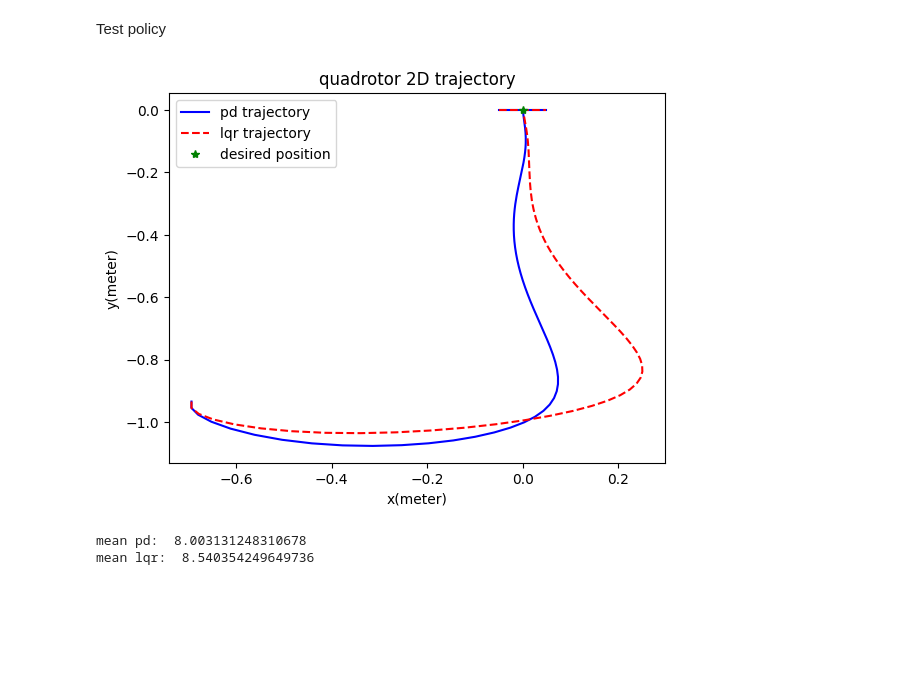
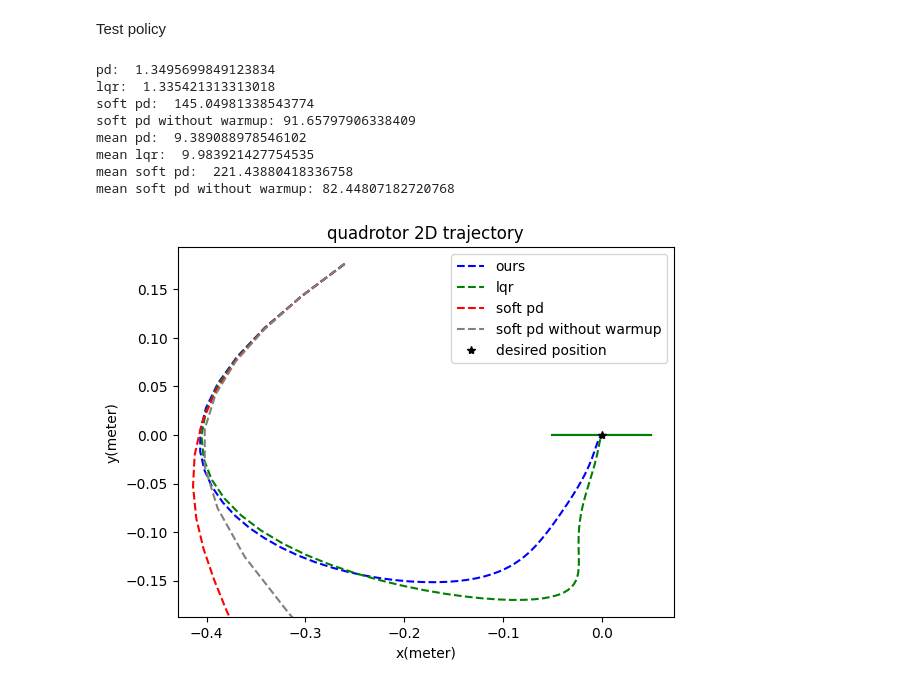
Before and after one commit to HaoxiangYou/Q_Learning_with_HJB, a Jupyter notebook: examples/drone_hovering.ipynb, the cells around one changed output. Drawn from its saved outputs; the diff is of its cells as text; code cells hidden in the pictures; blank space fills up the shorter version.

```diff
--- a/examples/drone_hovering.ipynb
+++ b/examples/drone_hovering.ipynb
@@ -90,6 +87,7 @@ class SoftPDValueApproximator(nn.Module):
         y = nn.Dense(128)(y)
         y = nn.relu(y)
         y = nn.Dense(64)(y)
+        y = nn.relu(y)
         y = nn.Dense(1)(y)
 
         return y.squeeze()
@@ -105,6 +103,8 @@ class StateDataset(Dataset):
     def __getitem__(self, index):
         return self.xs[index]
 # %%
+far_away = np.array([10,10,4,20,20,20])
+
 def running_cost(x, u):
     x_diff = dynamics.states_wrap(x - xf)
     u_diff = u - uf
@@ -125,9 +125,14 @@ def rollout_trajectory(get_control_efforts):
             else:
                 trajectory.append(x)
 
-                u = get_control_efforts(x)
-                x = dynamics.simulate(x,u)
-                cumulated_cost += dt * running_cost(x, u)
+        u = get_control_efforts(x)
+        x = dynamics.simulate(x,u)
+        cumulated_cost += dt * running_cost(x, u)
+
+        # Without proper control, the drone can fly far away quickly yield very big cumulated cost.
+        # For visialization purpose, we stop simulating when the drone fly far away.
+        if np.any(np.abs(dynamics.states_wrap(x - xf)) > far_away):
+            break
 
     return trajectory, cumulated_cost
 # %%
@@ -179,8 +184,8 @@ def pd_params_update(params, states, optimizer_state, xs):
     return params, updated_states, optimizer_state, loss
 
 pd_losses = []
-
-for epoch in range(200):
+epochs = 150
+for epoch in range(epochs):
 
     cumulated_cost_list = []
     trajectory_length = 0
@@ -197,6 +202,7 @@ for epoch in range(200):
     for i, xs in enumerate(dataloader):
         pd_model_params, pd_model_states, pd_optimizer_states, pd_loss = pd_params_update(pd_model_params, pd_model_states, pd_optimizer_states, xs)
         pd_total_loss += pd_loss
+
     pd_losses.append(pd_total_loss / len(dataloader))
     if (epoch+1) % 10 == 0:
         print(f"epoch:{epoch+1} loss:{pd_total_loss / len(dataloader)}, cumulated cost:{np.mean(cumulated_cost_list)}, avg trajectory length: {trajectory_length / 20}")
@@ -284,23 +526,42 @@ def visualize_traj(xs_pd, xs_lqr):
 # %%
 x0 = dynamics.get_initial_state()
-ts, xs_pd, xs_lqr, cost_pd, cost_lqr = test_learned_policy(x0)
-visualize_traj(xs_pd, xs_lqr)
+ts, xs_pd, xs_soft_pd, xs_soft_pd_without_warmup, xs_lqr, cost_pd, cost_soft_pd, cost_soft_pd_without_warmup, cost_lqr= test_learned_policy(x0)
 
 cost_pd_list = [cost_pd]
 cost_lqr_list = [cost_lqr]
-for i in range(1, 100):
+cost_soft_pd_list = [cost_soft_pd]
+cost_soft_pd_without_warmup_list = [cost_soft_pd_without_warmup]
+
+print("pd: ", cost_pd)
+print("lqr: ", cost_lqr)
+print("soft pd: ", cost_soft_pd)
+print("soft pd without warmup:", cost_soft_pd_without_warmup)
+
+visualize_traj(xs_pd, xs_soft_pd, xs_soft_pd_without_warmup, xs_lqr)
+
+for i in range(1, 10):
     x0 = dynamics.get_initial_state()
-    ts, xs_pd, xs_lqr, cost_pd, cost_lqr = test_learned_policy(x0)
+    ts, xs_pd, xs_soft_pd, xs_soft_pd_without_warmup, xs_lqr, cost_pd, cost_soft_pd, cost_soft_pd_without_warmup, cost_lqr = test_learned_policy(x0)
     cost_pd_list.append(cost_pd)
     cost_lqr_list.append(cost_lqr)
+    cost_soft_pd_list.append(cost_soft_pd)
+    cost_soft_pd_without_warmup_list.append(cost_soft_pd_without_warmup)
 
 cost_pd_list = np.array(cost_pd_list)
 cost_lqr_list = np.array(cost_lqr_list)
+cost_soft_pd_list = np.array(cost_soft_pd_list)
+cost_soft_pd_without_warmup_list = np.array(cost_soft_pd_without_warmup_list)
+print("mean pd: ", np.mean(cost_pd_list))
+print("mean lqr: ", np.mean(cost_lqr_list))
+print("mean soft pd: ", np.mean(cost_soft_pd_list))
+print("mean soft pd without warmup:", np.mean(cost_soft_pd_without_warmup_list))
 # %% [output]
+pd:  1.3495699849123834
+lqr:  1.335421313313018
+soft pd:  145.04981338543774
+soft pd without warmup: 91.65797906338409
+mean pd:  9.389088978546102
+mean lqr:  9.983921427754535
+mean soft pd:  221.43880418336758
+mean soft pd without warmup: 82.44807182720768
-[figure, old version]
+[figure, new version]
-# %%
-print("mean pd: ", np.mean(cost_pd_list))
-print("mean lqr: ", np.mean(cost_lqr_list))
-# %% [output]
-mean pd:  8.003131248310678
-mean lqr:  8.540354249649736
```
Also changed, not shown: parts of 7 cells of this notebook.
